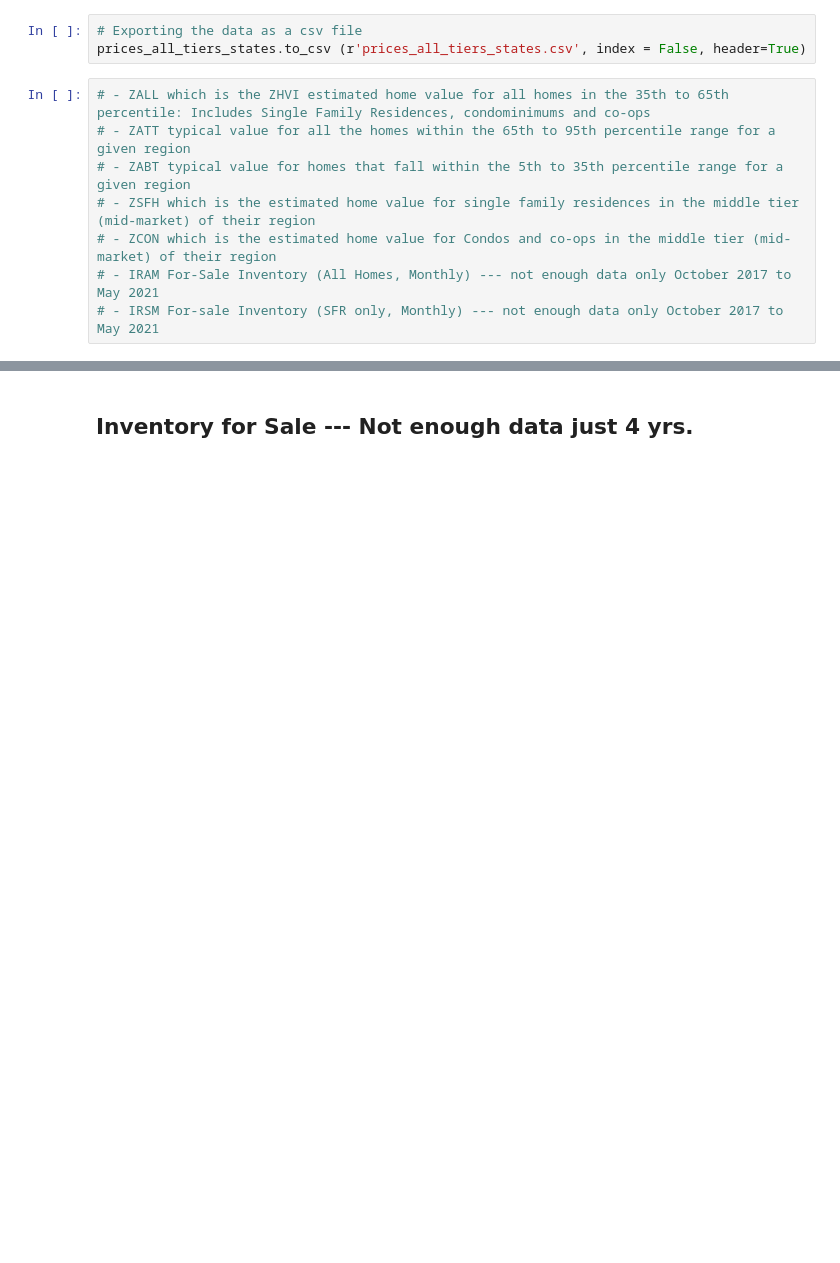
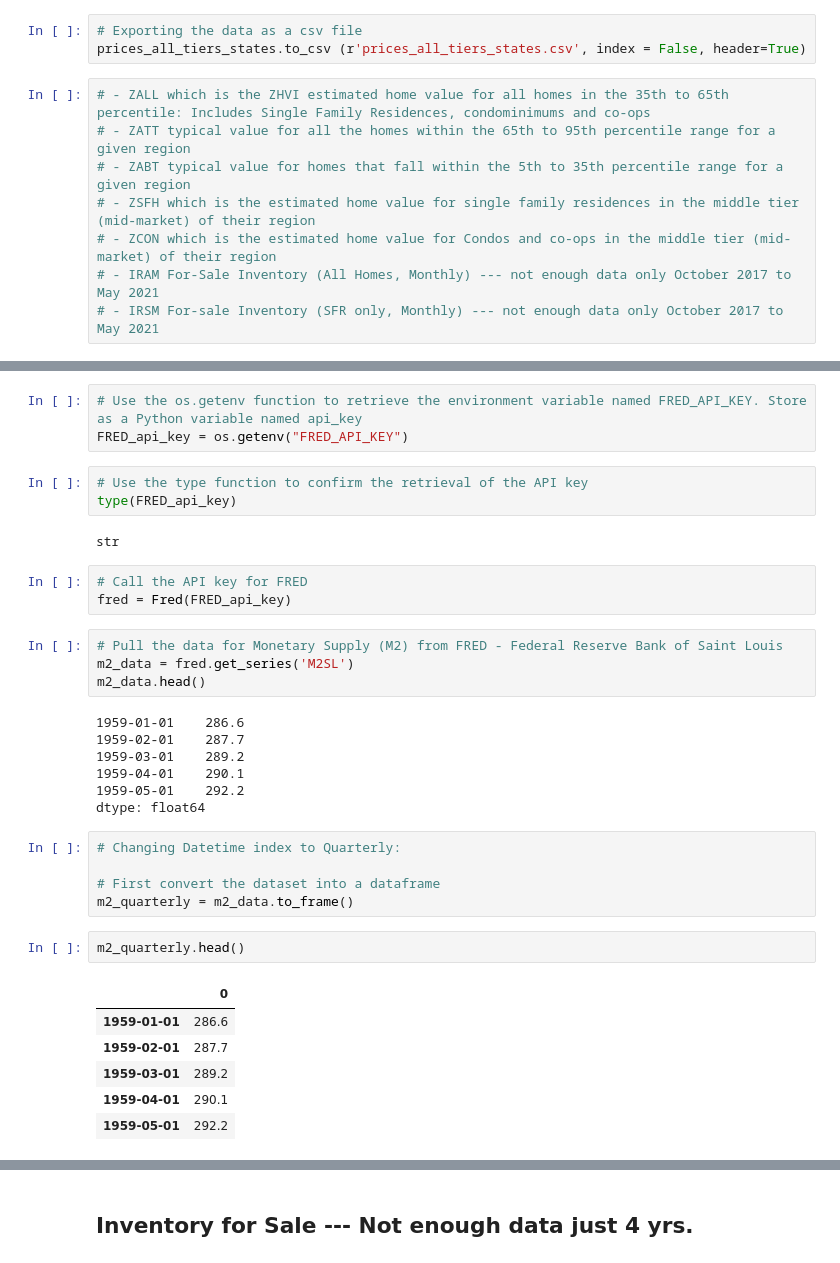
Before and after one commit to schm1263/Fintech_Project_1, a Jupyter notebook: Zillow_data.ipynb, the cells around one changed output, grey strips where cells are left out. Saved outputs shown, nothing was run; the diff lists cells and outputs as text; blank space fills up the shorter version.

Commit message:
FRED information organized quarterly.

```diff
--- a/Zillow_data.ipynb
+++ b/Zillow_data.ipynb
@@ -299,0 +303,36 @@ prices_all_tiers_states.to_csv (r'prices_all_tiers_states.csv', index = False, h
+# %%
+# Use the os.getenv function to retrieve the environment variable named FRED_API_KEY. Store as a Python variable named api_key
+FRED_api_key = os.getenv("FRED_API_KEY")
+# %%
+# Use the type function to confirm the retrieval of the API key
+type(FRED_api_key)
+# %% [output]
+str
+# %%
+# Call the API key for FRED
+fred = Fred(FRED_api_key)
+# %%
+# Pull the data for Monetary Supply (M2) from FRED - Federal Reserve Bank of Saint Louis
+m2_data = fred.get_series('M2SL')
+m2_data.head()
+# %% [output]
+1959-01-01    286.6
+1959-02-01    287.7
+1959-03-01    289.2
+1959-04-01    290.1
+1959-05-01    292.2
+dtype: float64
+# %%
+# Changing Datetime index to Quarterly:
+
+# First convert the dataset into a dataframe
+m2_quarterly = m2_data.to_frame()
+# %%
+m2_quarterly.head()
+# %% [output]
+|  | 0 |
+| 1959-01-01 | 286.6 |
+| 1959-02-01 | 287.7 |
+| 1959-03-01 | 289.2 |
+| 1959-04-01 | 290.1 |
+| 1959-05-01 | 292.2 |
```
Also changed, not shown: parts of 3 cells of this notebook.
